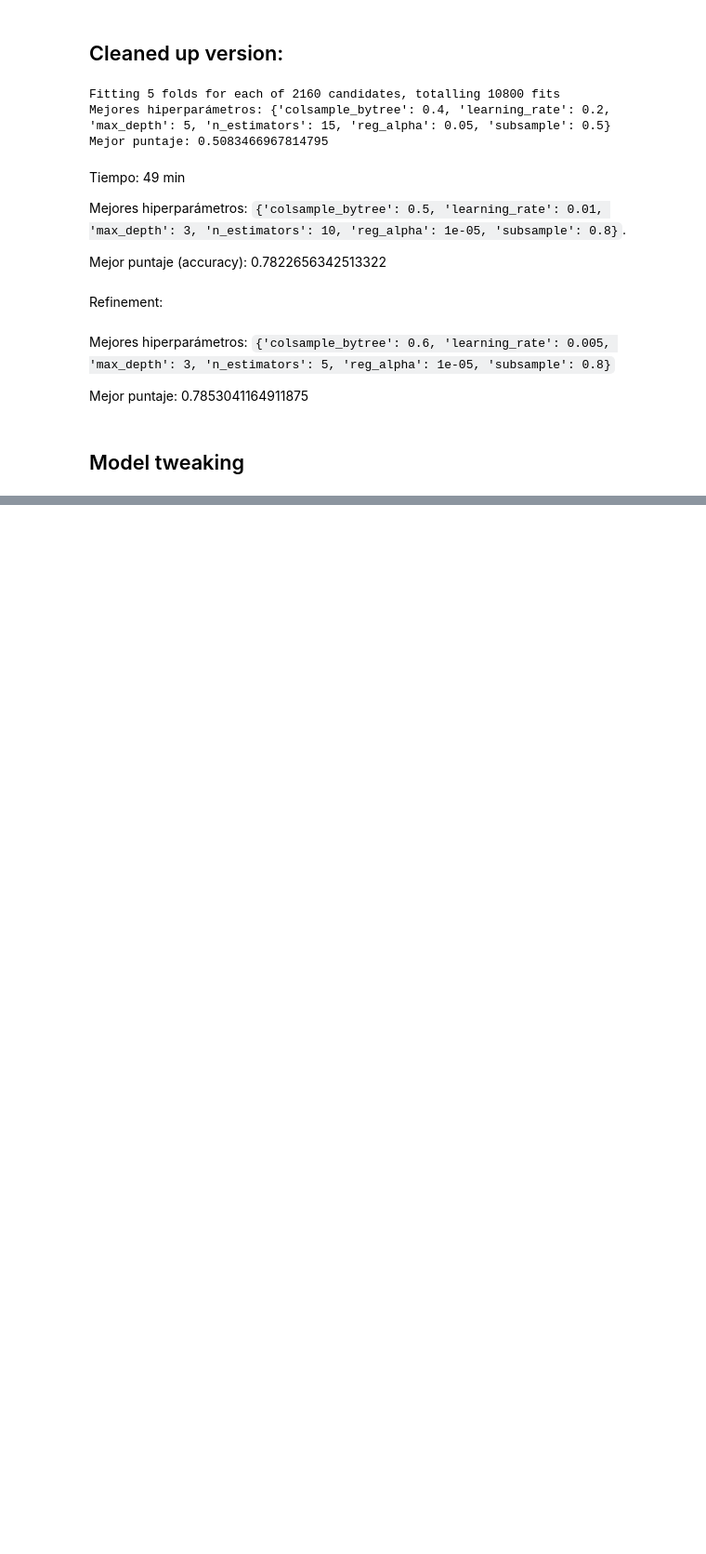
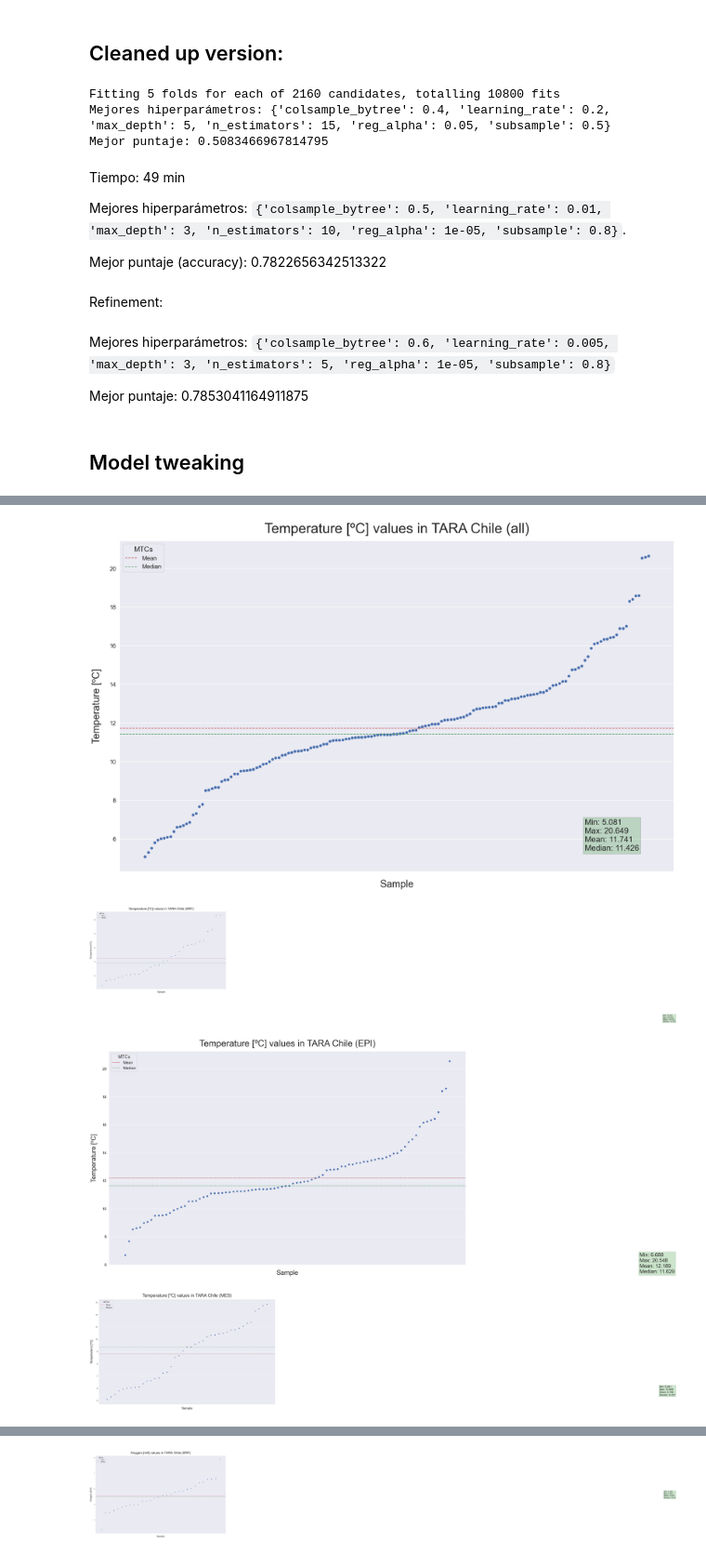
Before and after one commit to Jotapeishh/tara_satellite_genomic, a Jupyter notebook: 02_codes/Exploration.ipynb, the cells around one changed output, grey strips where cells are left out. Shown at 93% size. Drawn from its saved outputs; the diff is of its cells as text; code cells hidden in the pictures; blank space fills up the shorter version.

Commit message:
gitignore modified. Plots of data generated.

```diff
--- a/02_codes/Exploration.ipynb
+++ b/02_codes/Exploration.ipynb
@@ -1226,0 +1247,8 @@ accuracy_score(y_pred,test[target])
+# %%
+s2 = md_df['Nitrates [uM]']
+# %%
+nitrates = 0.5*(s1+s2)
+# %%
+md_df['nitrates [uM]'] = nitrates
+# %%
+md_df = md_df[['Temperature [ºC]','Oxygen [ml/l]','nitrates [uM]', 'Depth level']]
@@ -1226,0 +1275,40 @@ accuracy_score(y_pred,test[target])
+# %%
+for col in md_df.columns:
+    if col != 'Depth level':
+        data = md_df[col].sort_values()
+        fig, ax = plt.subplots(figsize = (25,15))
+        ax.set_title(f'{col} values in TARA Chile (all)', fontsize = 35, pad = 20)
+        ax.set_xticks([])
+        plt.yticks(fontsize = 15)
+        plt.axhline(data.mean(), linestyle='--', color = 'r', label = 'Mean')
+        plt.axhline(data.median(), linestyle='--', color = 'g', label = 'Median')
+        ax.set_ylabel(f'{col}', fontsize = 25,labelpad=20)
+        ax.set_xlabel('Sample', fontsize = 25,labelpad=20)
+        ax.legend(title="MTCs", fontsize = 15, title_fontsize = 18)
+        plt.text(138, 5.4, f'Min: {data.min():.3f}\nMax: {data.max():.3f}\nMean: {data.mean():.3f}\nMedian: {data.median():.3f}', fontsize = 20, bbox = dict(facecolor = 'green', alpha = 0.2, ec = 'black'))
+        plt.scatter(data.index,data)
+        sns.set(style='darkgrid')
+        path = f'../03_results/out_ch_data_analysis/{col[:-4]}_all'
+        plt.savefig(path)
+        for depth in md_df['Depth level'].unique():
+            #plot by depth level
+            data = (md_df[md_df['Depth level'] == depth])[col].sort_values()
+            fig, ax = plt.subplots(figsize = (25,15))
+            ax.set_title(f'{col} values in TARA Chile ({depth})', fontsize = 35, pad = 20)
+            ax.set_xticks([])
+            plt.yticks(fontsize = 15)
+            plt.axhline(data.mean(), linestyle='--', color = 'r', label = 'Mean')
+            plt.axhline(data.median(), linestyle='--', color = 'g', label = 'Median')
+            ax.set_ylabel(f'{col}', fontsize = 25,labelpad=20)
+            ax.set_xlabel('Sample', fontsize = 25,labelpad=20)
+            ax.legend(title="MTCs", fontsize = 15, title_fontsize = 18)
+            plt.text(138, 5.4, f'Min: {data.min():.3f}\nMax: {data.max():.3f}\nMean: {data.mean():.3f}\nMedian: {data.median():.3f}', fontsize = 20, bbox = dict(facecolor = 'green', alpha = 0.2, ec = 'black'))
+            plt.scatter(data.index,data)
+            sns.set(style='darkgrid')
+            path = f'../03_results/out_ch_data_analysis/{col[:-4]}_{depth}'
+            plt.savefig(path)
+# %% [output]
+[figure, added]
+[figure, added]
+[figure, added]
+[figure, added]
@@ -1226,0 +1316 @@ accuracy_score(y_pred,test[target])
+[figure, added]
```
Also changed, not shown: parts of 16 cells of this notebook, 2 other files.
